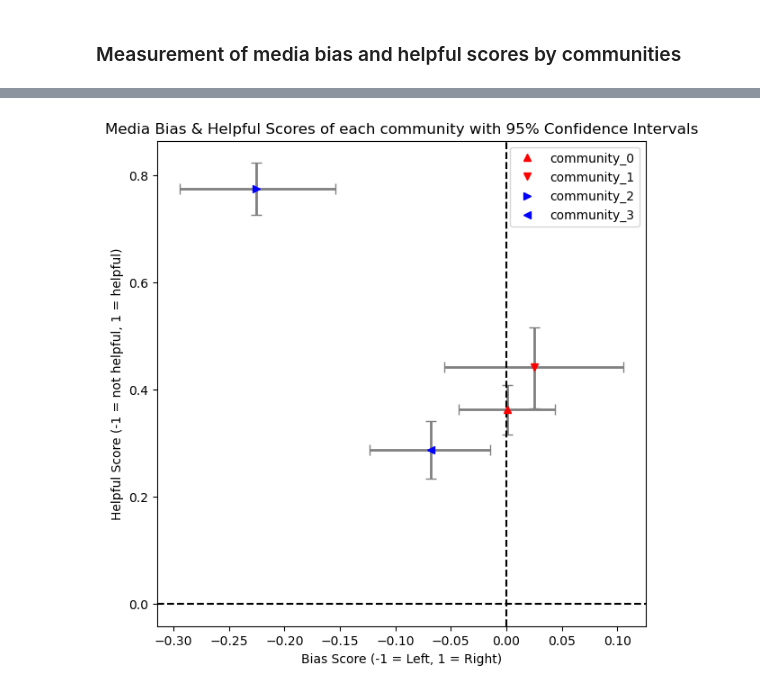
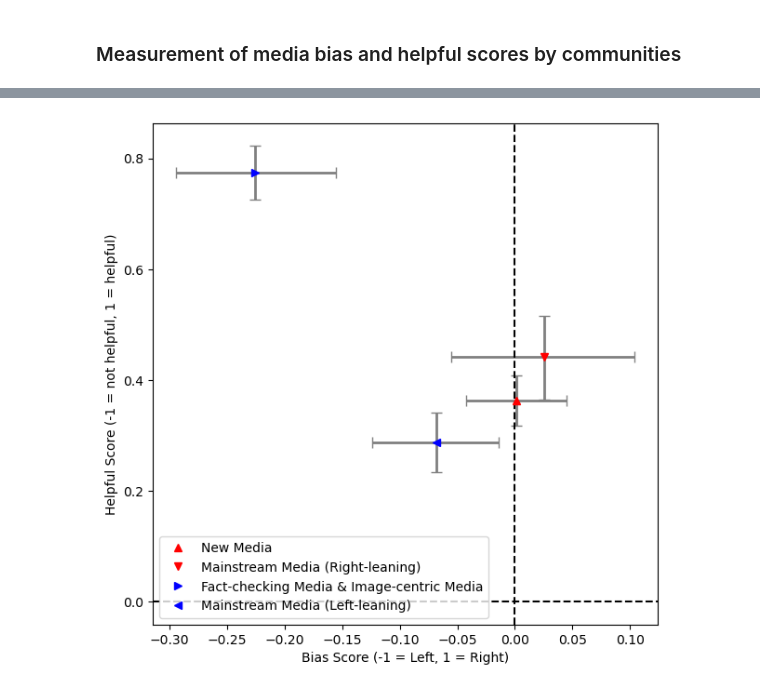
Before and after one commit to kminesaki/CommunityNotes-CiteNet, a Jupyter notebook: notebook/4_network.ipynb, the cells around one changed output, grey strips where cells are left out. Drawn from its saved outputs; the diff is of its cells as text; code cells hidden in the pictures.

```diff
--- a/notebook/4_network.ipynb
+++ b/notebook/4_network.ipynb
@@ -347,6 +349,7 @@ result_helpful
 | 3 | 0.287415 | 0.232993 | 0.341837 |
 # %%
 fig, ax = plt.subplots(figsize=(7,7))
+labels = ["New Media", "Mainstream Media (Right-leaning)", "Fact-checking Media & Image-centric Media", "Mainstream Media (Left-leaning)"]
 
 fmt = ["^", "v", ">", "<"]
 
@@ -359,36 +362,36 @@ for i in range(4):
     upper_help = result_helpful.iloc[i, 2]
     lower_help = result_helpful.iloc[i, 1]
     color = "red" if media_bias > 0 else "blue"
 
     ax.errorbar(
         x = media_bias,
         y = media_help,
         xerr = [[media_bias - lower_bias], [upper_bias - media_bias]],
         yerr = [[media_help - lower_help], [upper_help - media_help]],
         fmt = fmt[i],
         c = color,
         ecolor = "gray",
         elinewidth=2,
         capsize=4
     )
 
-    ax.plot([], [], fmt[i], label=media, c=color)
+    ax.plot([], [], fmt[i], label=labels[i], c=color)
 
 
 
 
 ax.axvline(0, color='black', linestyle='--')
 ax.axhline(0, color='black', linestyle='--')
 
 plt.xlabel("Bias Score (-1 = Left, 1 = Right)")
 plt.ylabel("Helpful Score (-1 = not helpful, 1 = helpful)")
-plt.title("Media Bias & Helpful Scores of each community with 95% Confidence Intervals")
+#plt.title("Media Bias & Helpful Scores of each community with 95% Confidence Intervals")
 plt.legend()
 
 plt.savefig("../figure/figure4.pdf")
 plt.show()
 # %% [output]
-[figure, old version]
+[figure, new version]
 # %%
 edge_weights = Counter()
 edge_right_count = Counter()
```
Also changed, not shown: parts of 9 cells of this notebook.
